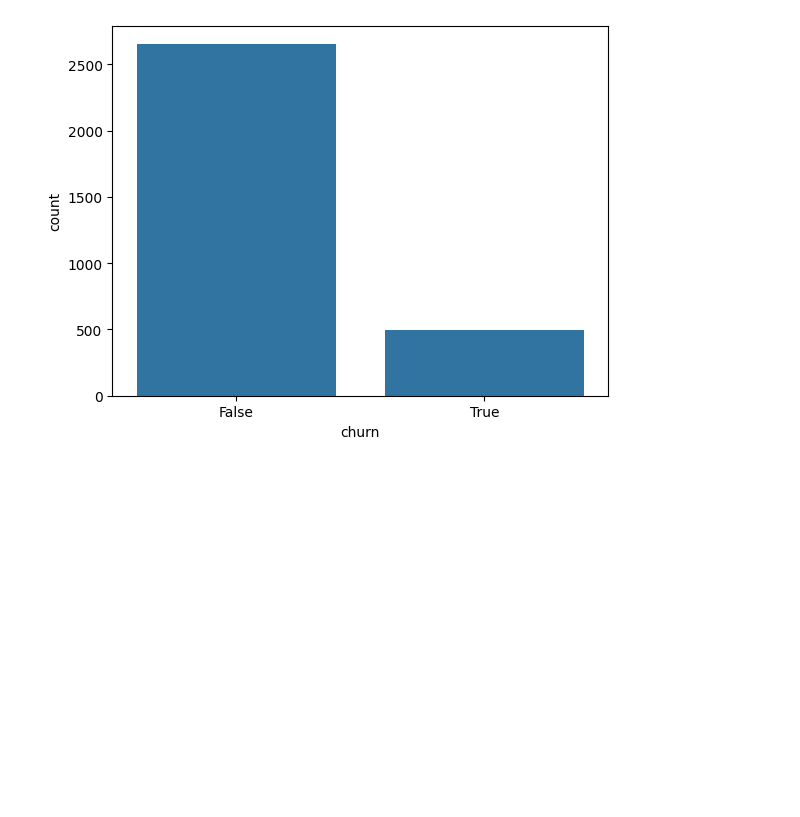
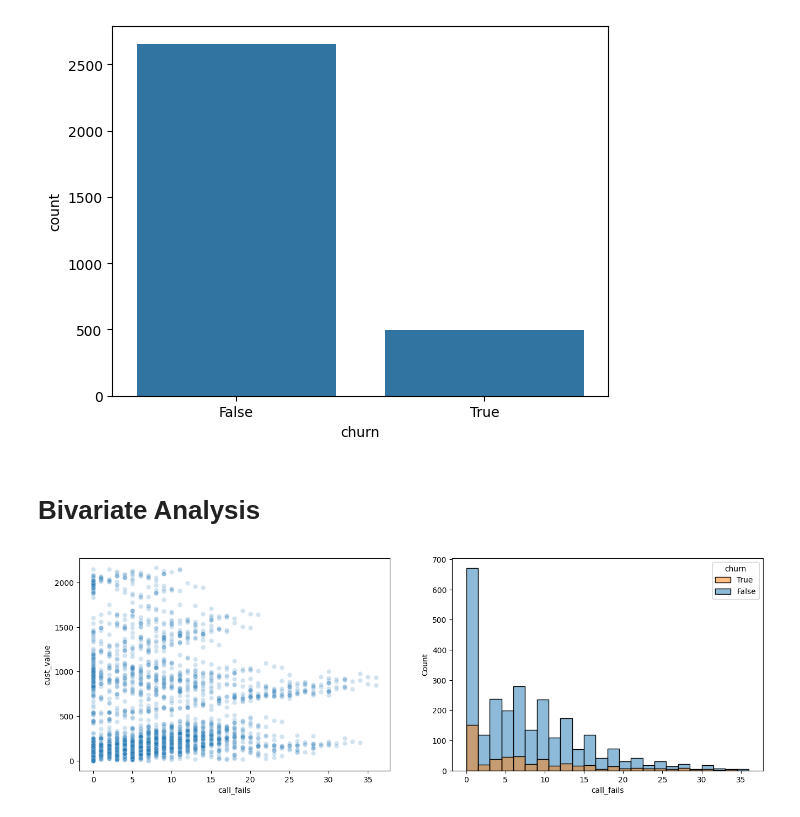
Before and after one commit to mlcuadra1/Churn-Risk-EDA, a Jupyter notebook: notebooks/Script 2 - EDA.ipynb, the cells around one changed output. Drawn from its saved outputs; the diff is of its cells as text; code cells hidden in the pictures; blank space fills up the shorter version.

```diff
--- a/notebooks/Script 2 - EDA.ipynb
+++ b/notebooks/Script 2 - EDA.ipynb
@@ -202,3 +202,16 @@ sns.countplot(x='churn', data=df)
 # %% [output]
 <Axes: xlabel='churn', ylabel='count'>
 [figure]
+# %% [markdown]
+# Bivariate Analysis
+# %%
+# Show vs cust value and vs churn
+
+def two_plot_cont(df, col_name):
+    fig, (ax0, ax1) = plt.subplots(1, 2, figsize=figsize1_2)
+    sns.scatterplot(data=df, x=col_name, y='cust_value', alpha=0.2, ax=ax0)
+    sns.histplot(data=df, x=col_name, hue='churn', hue_order=[True, False], ax=ax1, palette={True: '#ff7f0e', False: '#1f77b4'})
+# %%
+two_plot_cont(df, 'call_fails')
+# %% [output]
+[figure, added]
```
Also changed, not shown: parts of 4 cells of this notebook.
